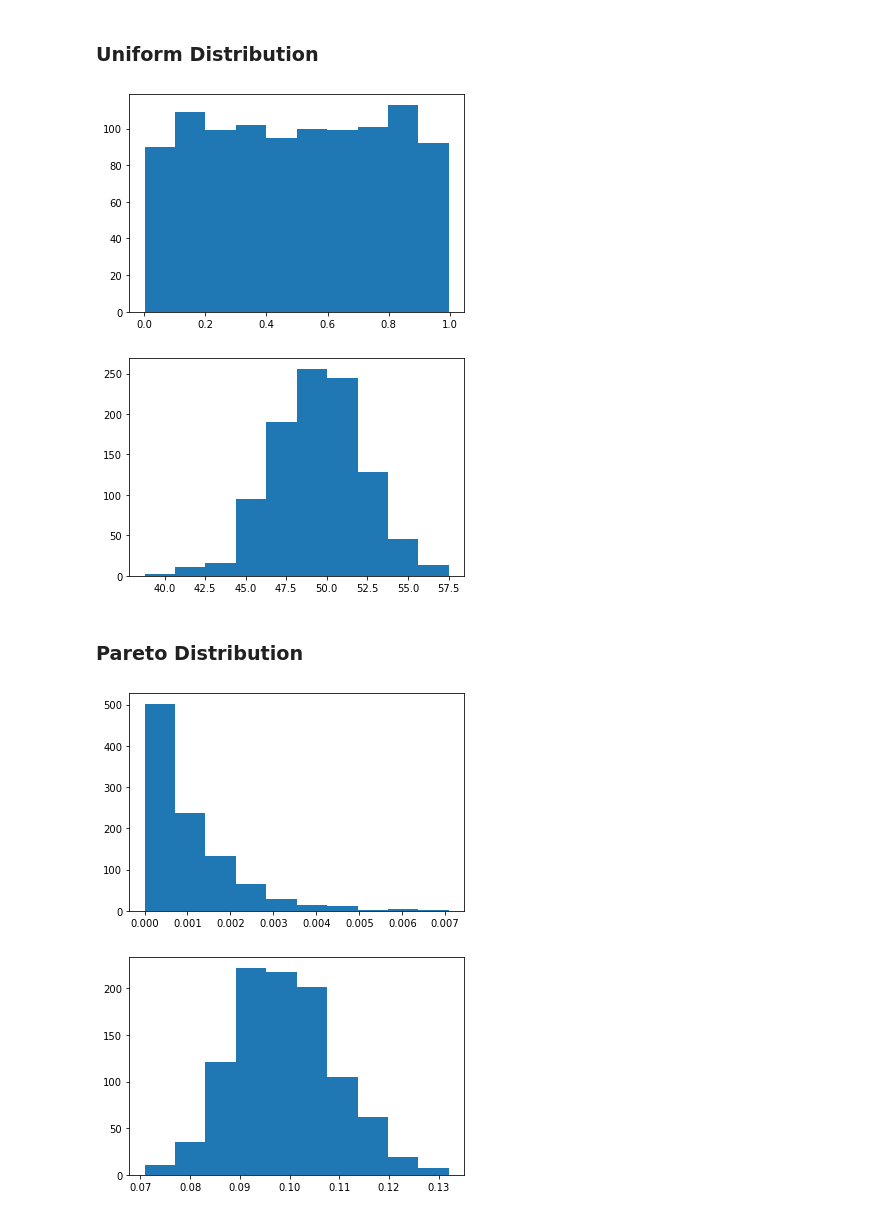
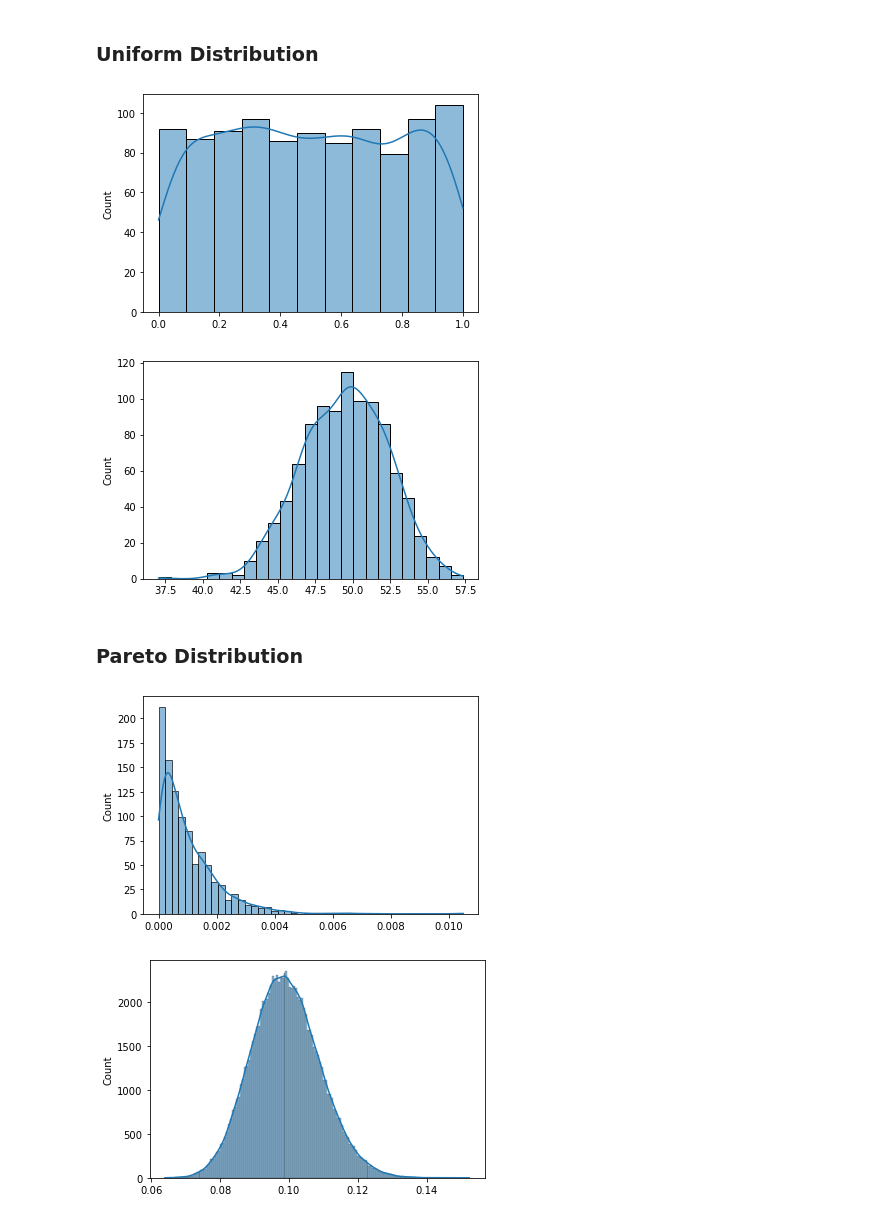
Before and after one commit to GStechschulte/autodidact, a Jupyter notebook: Statistics/CentralLimitTheorem.ipynb, the cells around one changed output. Cells and saved outputs as stored; diff of their text form; code cells hidden in the pictures.

```diff
--- a/Statistics/CentralLimitTheorem.ipynb
+++ b/Statistics/CentralLimitTheorem.ipynb
@@ -22,10 +23,10 @@ From Nassim Taleb's MOOC
 ### Uniform Distribution
 # %%
 # One RV with 1000 observations - Uniform Distribution
-plt.hist(np.random.uniform(0.0, 1.0, 10**3))
+sns.histplot(np.random.uniform(0.0, 1.0, 10**3), kde=True)
 plt.show()
 # %% [output]
-[figure, old version]
+[figure, new version]
 # %%
 dists = []
 
@@ -39,30 +40,30 @@ summation = 0
 for dist in dists:
     summation += dist
 
-plt.hist(summation)
+sns.histplot(summation, kde=True)
 plt.show()
 # %% [output]
-[figure, old version]
+[figure, new version]
 # %% [markdown]
 ### Pareto Distribution
 # %%
 # alpha is the shape
-plt.hist(np.random.pareto(1000, 10**3))
+sns.histplot(np.random.pareto(1000, 10**3), kde=True)
 plt.show()
 # %% [output]
-[figure, old version]
+[figure, new version]
 # %%
 dists = []
 
 for i in range(1, 100):
-    var = np.random.pareto(1000, 10**3)
+    var = np.random.pareto(1000, 10**5) ## At 10**3 there is still a right tail
     dists.append(var)
 
 summation = 0
 for dist in dists:
     summation += dist
 
-plt.hist(summation)
+sns.histplot(summation, kde=True)
 plt.show()
 # %% [output]
-[figure, old version]
+[figure, new version]
```
Also changed, not shown: parts of 1 cell of this notebook, 8 other files.
